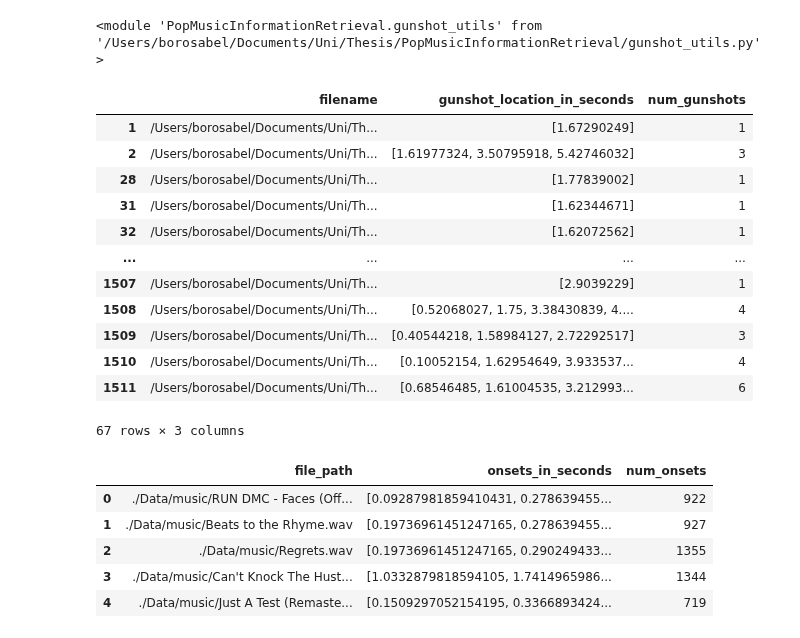
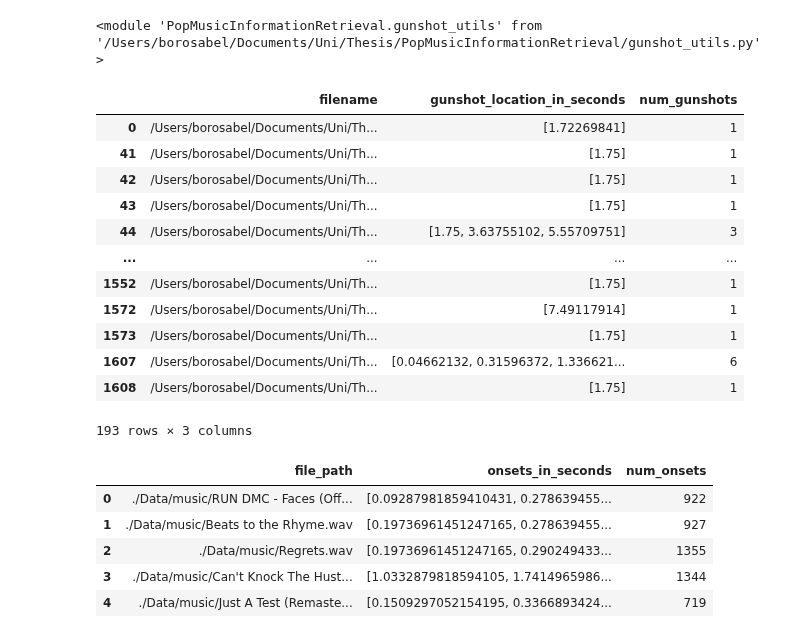
Before and after one commit to borosabel/PopMusicInformationRetrieval, a Jupyter notebook: gunshot_detect.ipynb, the cells around one changed output. Cells and saved outputs as stored; diff of their text form; code cells hidden in the pictures.

```diff
--- a/gunshot_detect.ipynb
+++ b/gunshot_detect.ipynb
@@ -24,23 +24,23 @@ importlib.reload(utils)
 # %% [output]
 <module 'PopMusicInformationRetrieval.gunshot_utils' from '/Users/borosabel/Documents/Uni/Thesis/PopMusicInformationRetrieval/gunshot_utils.py'>
 # %%
-gunshot_df = pd.read_pickle('pkl_data/gunshot_data_glock_only_5db.pkl')
+gunshot_df = pd.read_pickle('pkl_data/gunshot_data_glock_only.pkl')
 gunshot_df = gunshot_df[['filename', 'gunshot_location_in_seconds', 'num_gunshots']]
 gunshot_df
 # %% [output]
 |  | filename | gunshot_location_in_seconds | num_gunshots |
-| 1 | /Users/borosabel/Documents/Uni/Th... | [1.67290249] | 1 |
-| 2 | /Users/borosabel/Documents/Uni/Th... | [1.61977324, 3.50795918, 5.42746032] | 3 |
-| 28 | /Users/borosabel/Documents/Uni/Th... | [1.77839002] | 1 |
-| 31 | /Users/borosabel/Documents/Uni/Th... | [1.62344671] | 1 |
-| 32 | /Users/borosabel/Documents/Uni/Th... | [1.62072562] | 1 |
+| 0 | /Users/borosabel/Documents/Uni/Th... | [1.72269841] | 1 |
+| 41 | /Users/borosabel/Documents/Uni/Th... | [1.75] | 1 |
+| 42 | /Users/borosabel/Documents/Uni/Th... | [1.75] | 1 |
+| 43 | /Users/borosabel/Documents/Uni/Th... | [1.75] | 1 |
+| 44 | /Users/borosabel/Documents/Uni/Th... | [1.75, 3.63755102, 5.55709751] | 3 |
 | ... | ... | ... | ... |
-| 1507 | /Users/borosabel/Documents/Uni/Th... | [2.9039229] | 1 |
-| 1508 | /Users/borosabel/Documents/Uni/Th... | [0.52068027, 1.75, 3.38430839, 4.... | 4 |
-| 1509 | /Users/borosabel/Documents/Uni/Th... | [0.40544218, 1.58984127, 2.72292517] | 3 |
-| 1510 | /Users/borosabel/Documents/Uni/Th... | [0.10052154, 1.62954649, 3.933537... | 4 |
-| 1511 | /Users/borosabel/Documents/Uni/Th... | [0.68546485, 1.61004535, 3.212993... | 6 |
+| 1552 | /Users/borosabel/Documents/Uni/Th... | [1.75] | 1 |
+| 1572 | /Users/borosabel/Documents/Uni/Th... | [7.49117914] | 1 |
+| 1573 | /Users/borosabel/Documents/Uni/Th... | [1.75] | 1 |
+| 1607 | /Users/borosabel/Documents/Uni/Th... | [0.04662132, 0.31596372, 1.336621... | 6 |
+| 1608 | /Users/borosabel/Documents/Uni/Th... | [1.75] | 1 |
-67 rows × 3 columns
+193 rows × 3 columns
 # %%
 def process_gunshot_data(file_path):
     # Extract the base filename and replace .txt with .wav
```
Also changed, not shown: parts of 15 cells of this notebook.
